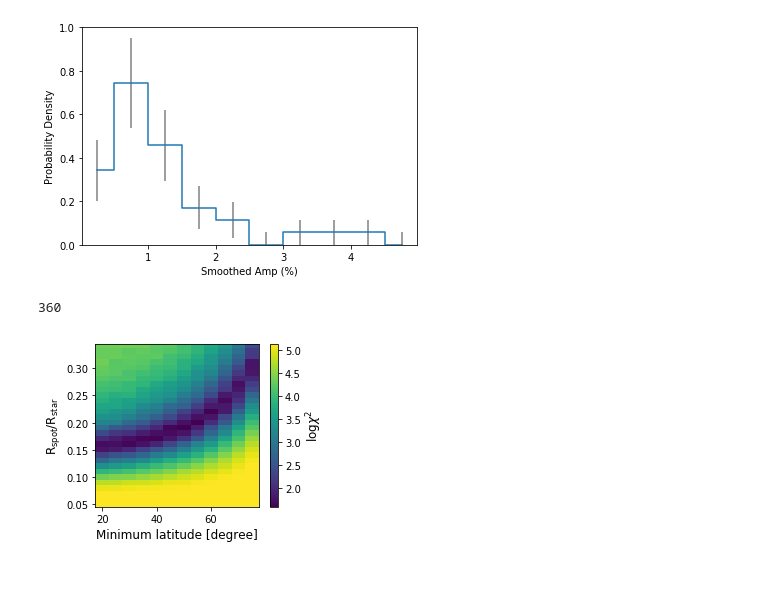
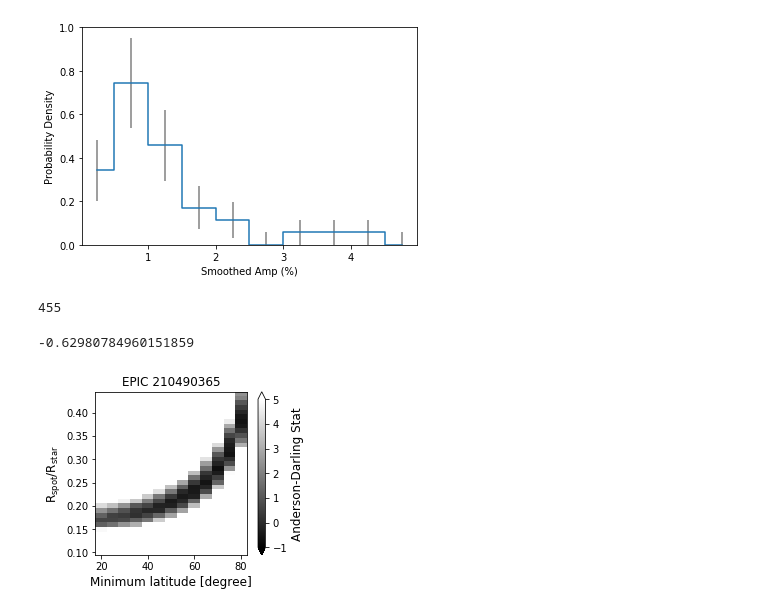
Before and after one commit to bmorris3/zeitsprung, a Jupyter notebook: fleck_inflated_pop.ipynb, the cells around one changed output. Drawn from its saved outputs; the diff is of its cells as text; code cells hidden in the pictures; blank space fills up the shorter version.

```diff
--- a/fleck_inflated_pop.ipynb
+++ b/fleck_inflated_pop.ipynb
@@ -61,19 +66,47 @@ for spot_radii in radii_fast:
 # %%
-np.array(chi2s).size
+chi2s = np.array(chi2s)
+
+chi2s.size
 # %% [output]
-360
+455
 # %%
-plt.figure(figsize=(4, 3))
-dlats = lats_fast[1] - lats_fast[0]
-drads = radii_fast[1] - radii_fast[0]
-cax = plt.imshow(np.log(chi2s), origin='lower', aspect=200, #, vmin=5, vmax=10,
-                 extent=(lats_fast.min() - dlats/2, lats_fast.max() + dlats/2,
-                         radii_fast.min() - drads/2, radii_fast.max() + drads/2))
-cbar = plt.colorbar(cax)
-fs = 12
-cbar.set_label('$\log \chi^2$', fontsize=fs)
-plt.xlabel('Minimum latitude [degree]', fontsize=fs)
-plt.ylabel('$\\rm R_{spot}/R_{star}$', fontsize=fs)
-plt.savefig('plots/spot_minlat.pdf', bbox_inches='tight')
+# plt.figure(figsize=(4, 3))
+# dlats = lats_fast[1] - lats_fast[0]
+# drads = radii_fast[1] - radii_fast[0]
+
+# x, y = lats_fast, radii_fast[chi2s.argmin(axis=0)]#, chi2s.min(axis=0)
+
+# cax = plt.imshow(np.log10(chi2s), origin='lower', aspect=200, #, vmin=5, vmax=10,
+#                  extent=(lats_fast.min() - dlats/2, lats_fast.max() + dlats/2,
+#                          radii_fast.min() - drads/2, radii_fast.max() + drads/2))
+# # plt.scatter(x, y, color='w', marker='.')
+# cbar = plt.colorbar(cax)
+# fs = 12
+# cbar.set_label('$\log\, \chi^2$', fontsize=fs)
+# plt.xlabel('Minimum latitude [degree]', fontsize=fs)
+# plt.ylabel('$\\rm R_{spot}/R_{star}$', fontsize=fs)
+# plt.savefig('plots/spot_minlat.pdf', bbox_inches='tight')
-# %% [output]
-[figure, removed]
+# %%
+np.min(anderson_stats)
+# %% [output]
+-0.62980784960151859
+# %%
+plt.figure(figsize=(4, 3))
+dlats = lats_fast[1] - lats_fast[0]
+drads = radii_fast[1] - radii_fast[0]
+
+cax = plt.imshow(np.array(anderson_stats), origin='lower', aspect=200, vmin=-1, vmax=5,
+                 extent=(lats_fast.min() - dlats/2, lats_fast.max() + dlats/2,
+                         radii_fast.min() - drads/2, radii_fast.max() + drads/2),
+                 cmap=plt.cm.gray)
+# plt.scatter(x, y, color='w', marker='.')
+cbar = plt.colorbar(cax, extend='both')
+fs = 12
+cbar.set_label('Anderson-Darling Stat', fontsize=fs)
+plt.xlabel('Minimum latitude [degree]', fontsize=fs)
+plt.ylabel('$\\rm R_{spot}/R_{star}$', fontsize=fs)
+plt.title("EPIC 210490365")
+
+plt.savefig('plots/spot_minlat.pdf', bbox_inches='tight')
+# %% [output]
+[figure, added]
```
Also changed, not shown: parts of 12 cells of this notebook, 1 other file.
